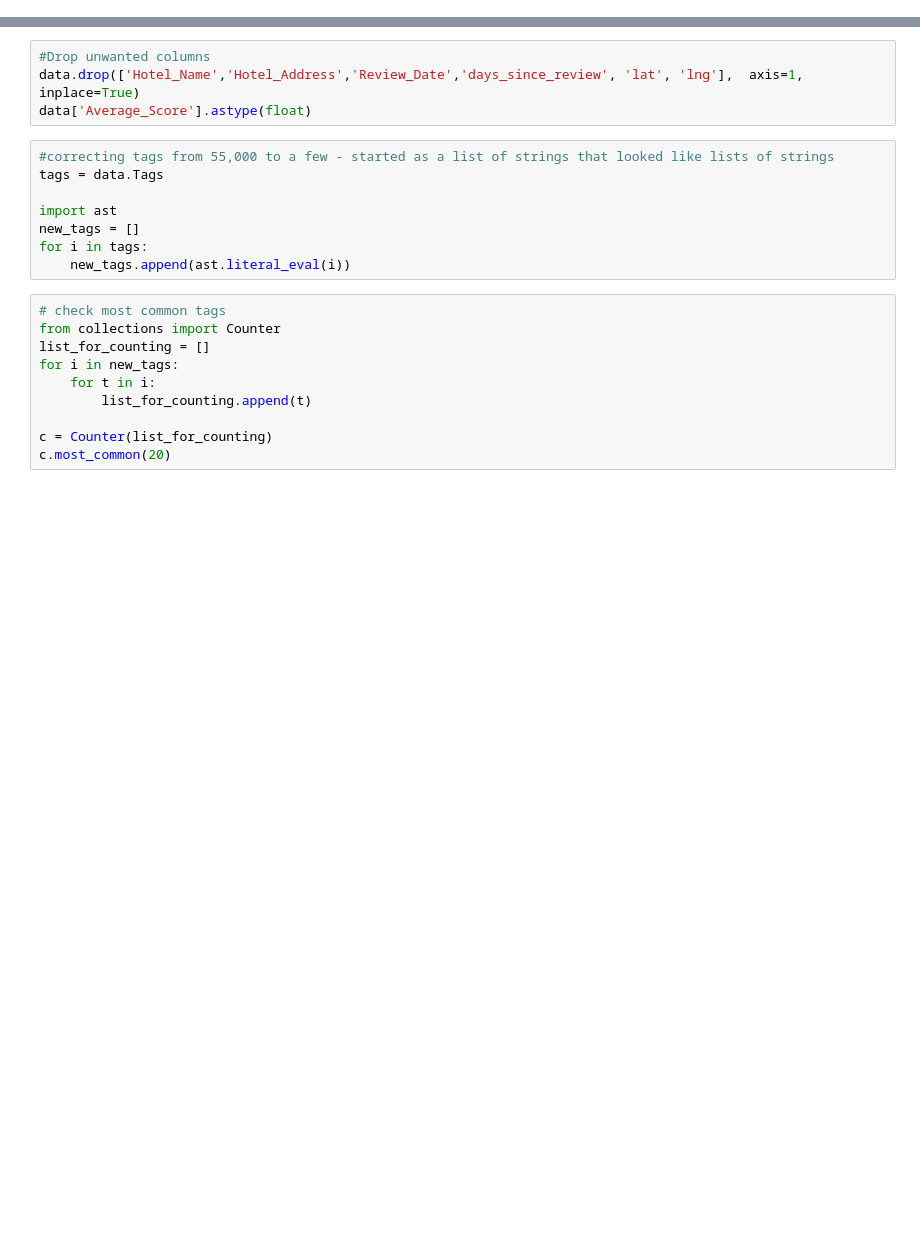
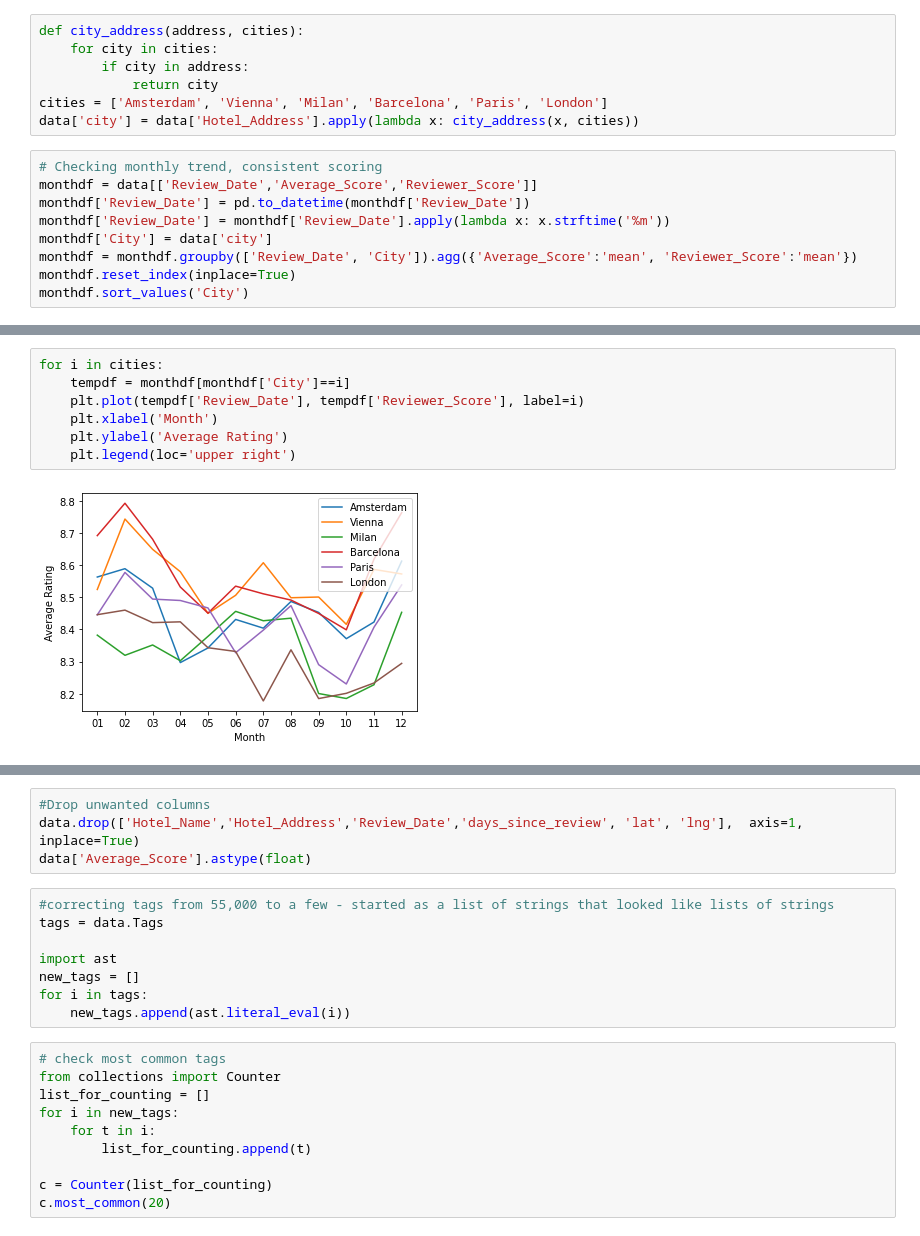
Before and after one commit to slindhult/Hotel-Reviews, a Jupyter notebook: Hotels.ipynb, the cells around one changed output, grey strips where cells are left out. Cells and saved outputs as stored; diff of their text form; blank space fills up the shorter version.

```diff
--- a/Hotels.ipynb
+++ b/Hotels.ipynb
@@ -28,0 +109,16 @@ for i in data.columns:
+# %%
+def city_address(address, cities):
+    for city in cities:
+        if city in address:
+            return city
+cities = ['Amsterdam', 'Vienna', 'Milan', 'Barcelona', 'Paris', 'London']
+data['city'] = data['Hotel_Address'].apply(lambda x: city_address(x, cities))
+# %%
+# Checking monthly trend, consistent scoring
+monthdf = data[['Review_Date','Average_Score','Reviewer_Score']]
+monthdf['Review_Date'] = pd.to_datetime(monthdf['Review_Date'])
+monthdf['Review_Date'] = monthdf['Review_Date'].apply(lambda x: x.strftime('%m'))
+monthdf['City'] = data['city']
+monthdf = monthdf.groupby(['Review_Date', 'City']).agg({'Average_Score':'mean', 'Reviewer_Score':'mean'})
+monthdf.reset_index(inplace=True)
+monthdf.sort_values('City')
@@ -28,0 +154,9 @@ for i in data.columns:
+# %%
+for i in cities:
+    tempdf = monthdf[monthdf['City']==i]
+    plt.plot(tempdf['Review_Date'], tempdf['Reviewer_Score'], label=i)
+    plt.xlabel('Month')
+    plt.ylabel('Average Rating')
+    plt.legend(loc='upper right')
+# %% [output]
+[figure, added]
```
Also changed, not shown: parts of 104 cells of this notebook.
